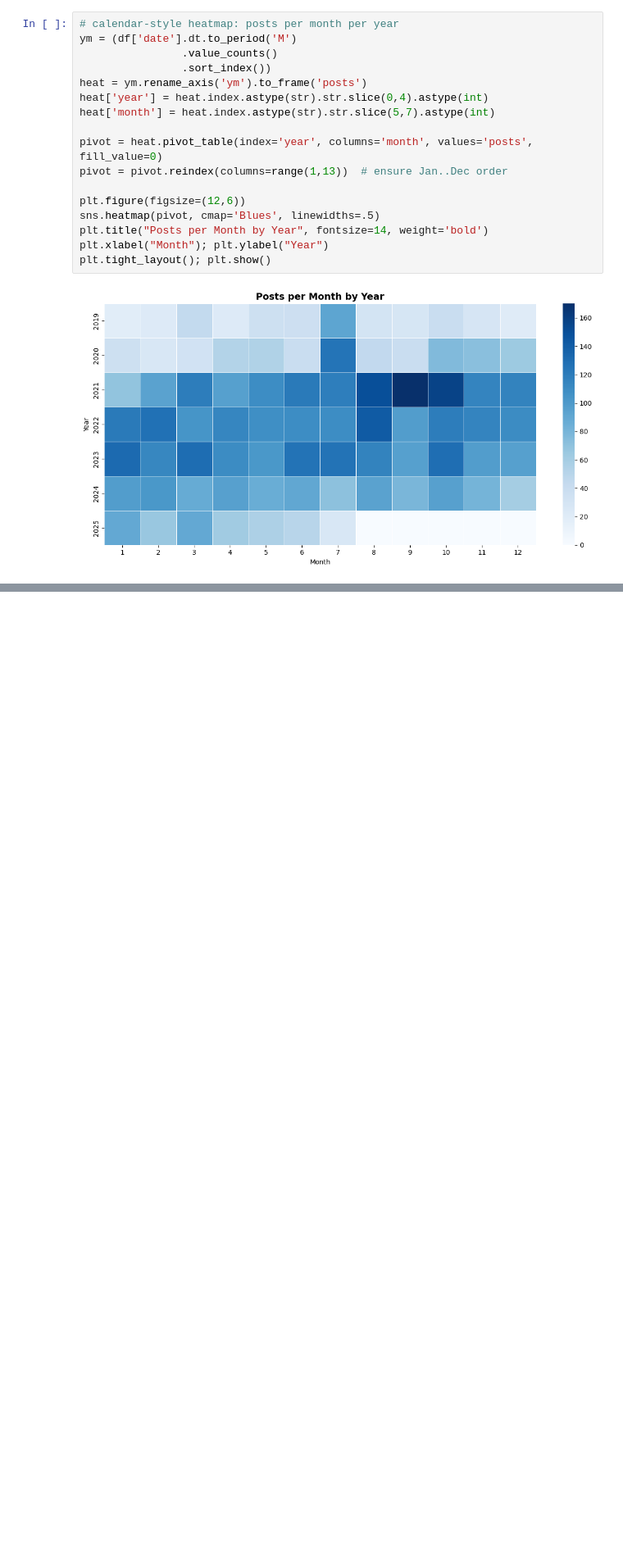
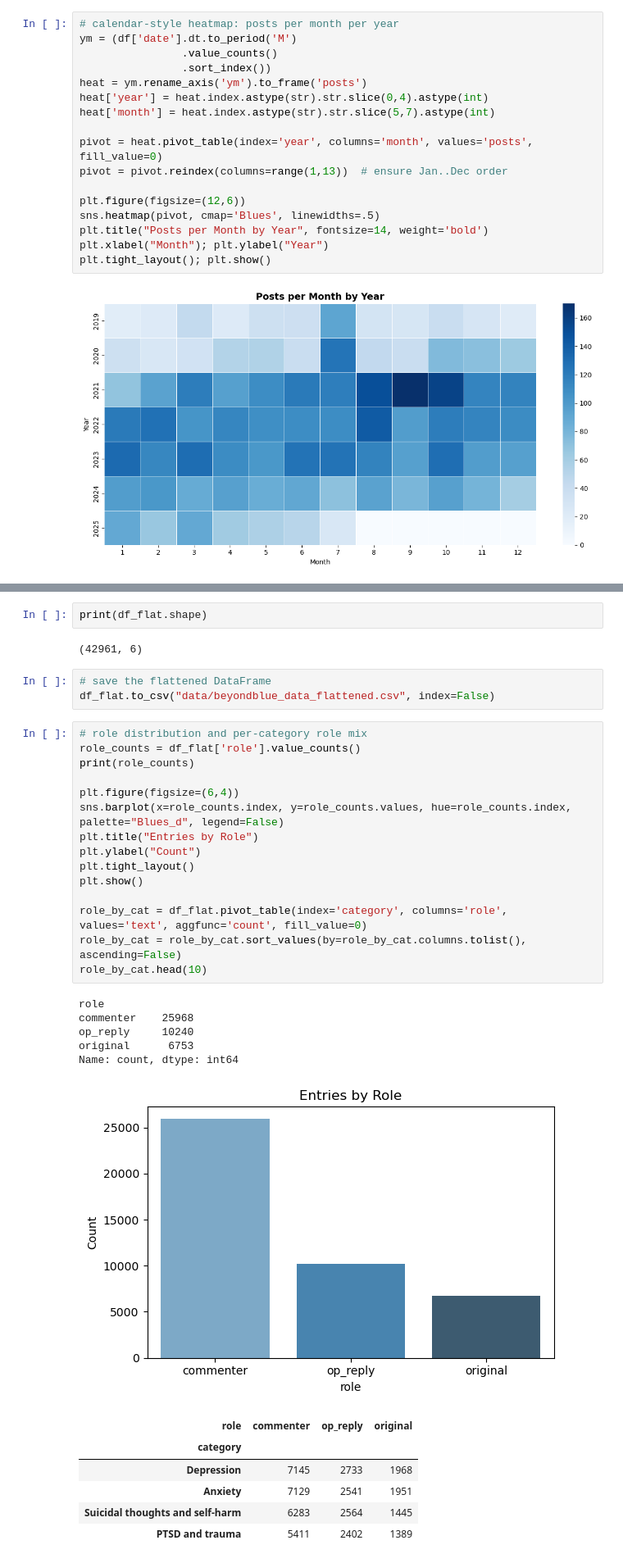
Before and after one commit to ruhinb/mds-mental-resproj, a Jupyter notebook: codes/beyondblue_eda.ipynb, the cells around one changed output, grey strips where cells are left out. Shown at 82% size. Saved outputs shown, nothing was run; the diff lists cells and outputs as text; blank space fills up the shorter version.

```diff
--- a/codes/beyondblue_eda.ipynb
+++ b/codes/beyondblue_eda.ipynb
@@ -547,0 +647,35 @@ plt.tight_layout(); plt.show()
+# %%
+print(df_flat.shape)
+# %% [output]
+(42961, 6)
+# %%
+# save the flattened DataFrame
+df_flat.to_csv("data/beyondblue_data_flattened.csv", index=False)
+# %%
+# role distribution and per-category role mix
+role_counts = df_flat['role'].value_counts()
+print(role_counts)
+
+plt.figure(figsize=(6,4))
+sns.barplot(x=role_counts.index, y=role_counts.values, hue=role_counts.index, palette="Blues_d", legend=False)
+plt.title("Entries by Role")
+plt.ylabel("Count")
+plt.tight_layout()
+plt.show()
+
+role_by_cat = df_flat.pivot_table(index='category', columns='role', values='text', aggfunc='count', fill_value=0)
+role_by_cat = role_by_cat.sort_values(by=role_by_cat.columns.tolist(), ascending=False)
+role_by_cat.head(10)
+# %% [output]
+role
+commenter    25968
+op_reply     10240
+original      6753
+Name: count, dtype: int64
+[figure, added]
+| role | commenter | op_reply | original |
+| category |  |  |  |
+| Depression | 7145 | 2733 | 1968 |
+| Anxiety | 7129 | 2541 | 1951 |
+| Suicidal thoughts and self-harm | 6283 | 2564 | 1445 |
+| PTSD and trauma | 5411 | 2402 | 1389 |
```
Also changed, not shown: parts of 23 cells of this notebook, 12 other files.
